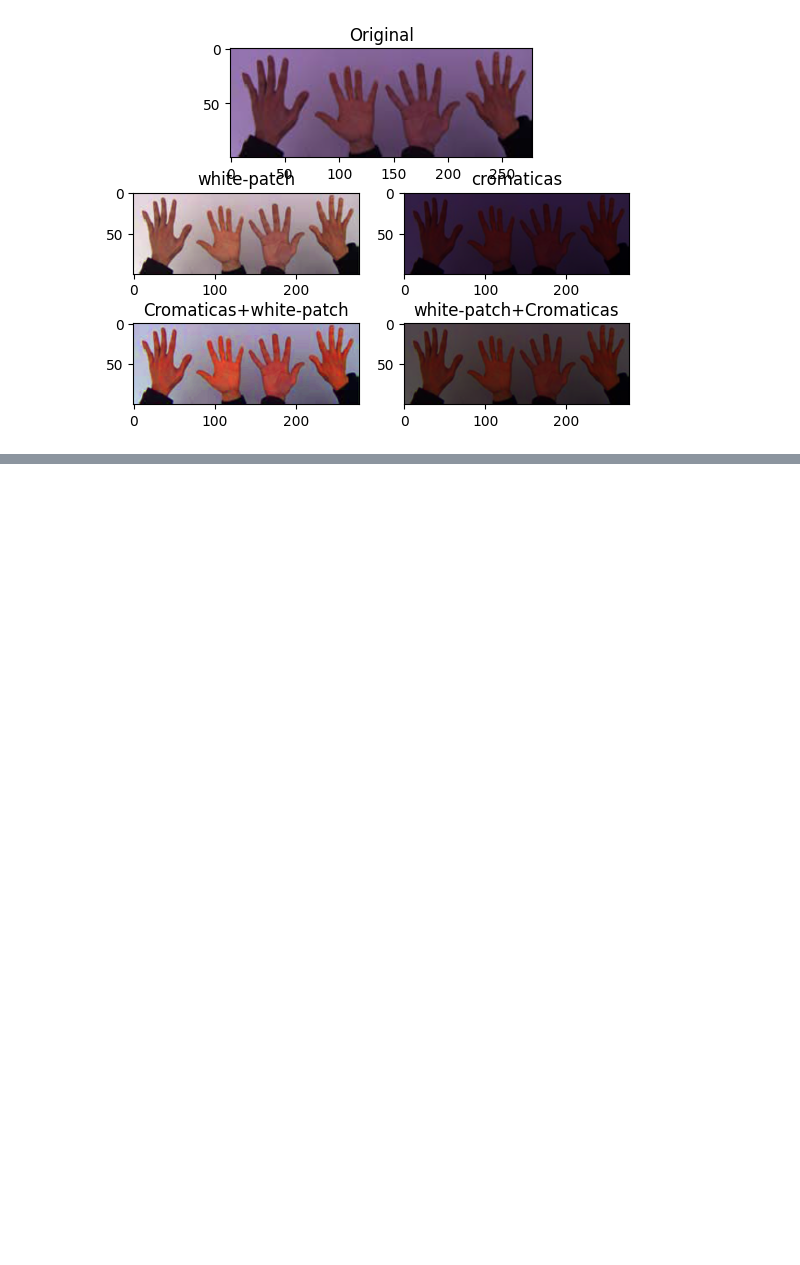
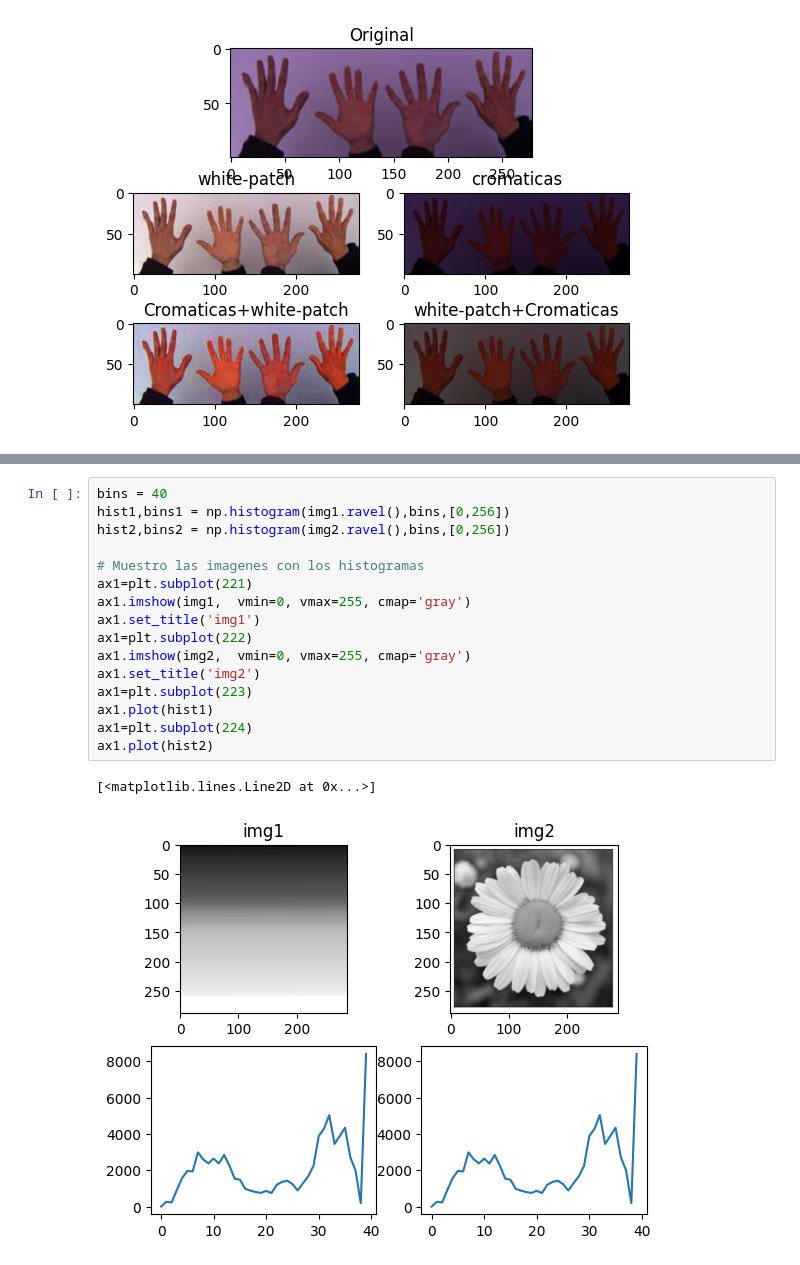
Before and after one commit to juanpsch/vision_computadora_I, a Jupyter notebook: Material_TPs/TP1/TP1.ipynb, the cells around one changed output, grey strips where cells are left out. Cells and saved outputs as stored; diff of their text form; blank space fills up the shorter version.

```diff
--- a/Material_TPs/TP1/TP1.ipynb
+++ b/Material_TPs/TP1/TP1.ipynb
@@ -93,0 +119,19 @@ plotear('white_patch/test_blue.png')
+# %%
+bins = 40
+hist1,bins1 = np.histogram(img1.ravel(),bins,[0,256])
+hist2,bins2 = np.histogram(img2.ravel(),bins,[0,256])
+
+# Muestro las imagenes con los histogramas
+ax1=plt.subplot(221)
+ax1.imshow(img1,  vmin=0, vmax=255, cmap='gray')
+ax1.set_title('img1')
+ax1=plt.subplot(222)
+ax1.imshow(img2,  vmin=0, vmax=255, cmap='gray')
+ax1.set_title('img2')
+ax1=plt.subplot(223)
+ax1.plot(hist1)
+ax1=plt.subplot(224)
+ax1.plot(hist2)
+# %% [output]
+[<matplotlib.lines.Line2D at 0x...>]
+[figure, added]
```
Also changed, not shown: parts of 16 cells of this notebook.
